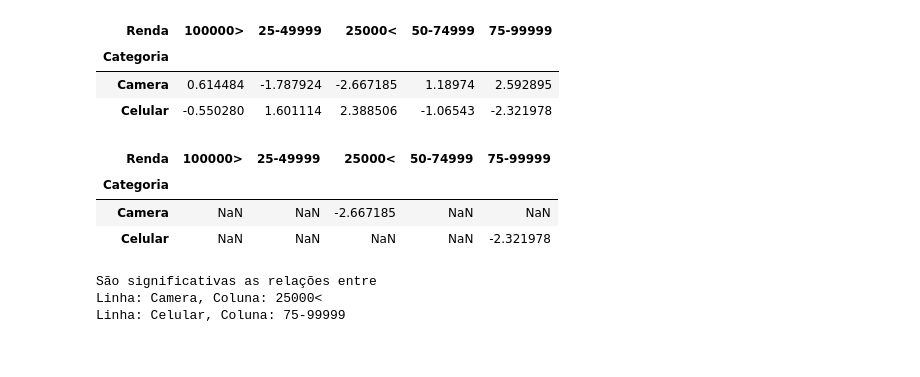
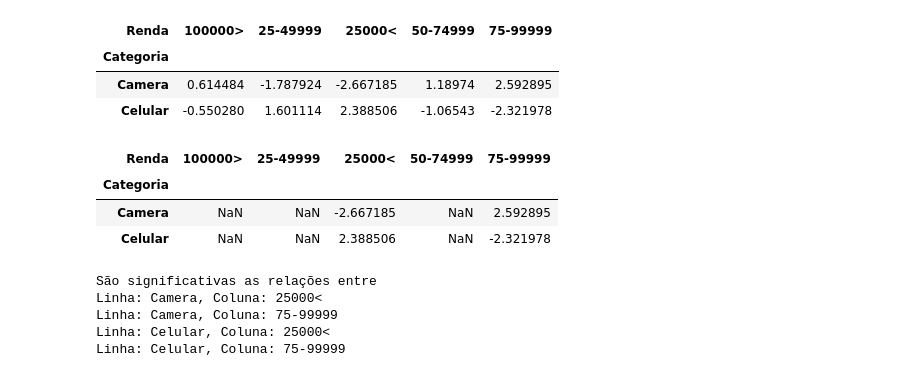
Before and after one commit to esdrasantos/statistical-concepts-and-practice, a Jupyter notebook: cstfm_nao_parametricos_qui_quadrado.ipynb, the cells around one changed output. Drawn from its saved outputs; the diff is of its cells as text; code cells hidden in the pictures.

```diff
--- a/cstfm_nao_parametricos_qui_quadrado.ipynb
+++ b/cstfm_nao_parametricos_qui_quadrado.ipynb
@@ -49,12 +51,12 @@ from scipy.stats import chi2_contingency
 
 chi2_contingency(tabela)
 
-(stat, p, grau_liberdade, freq_esperada) = chi2_contingency(tabela)
+(stat, p, grau_liberdade, valor_esperado) = chi2_contingency(tabela)
 
 print(f'estatística do teste: {stat}')
 print(f'p-valor: {p}')
 print(f'grau_liberdade: {grau_liberdade}')
-print(f'freq_esperada: {freq_esperada}')
+print(f'valor_esperado: {valor_esperado}')
 # %% [output]
 estatística do teste: 33.9247848239719
 p-valor: 7.721305846006497e-07
@@ -87,7 +89,7 @@ df_freq_esperada
 # %%
 # Onde está a relação de dependência?
 
-residuos_de_pearson = (tabela - freq_esperada) / np.sqrt(freq_esperada)
+residuos_de_pearson = (tabela - valor_esperado) / np.sqrt(valor_esperado)
 residuos_de_pearson
 # %% [output]
 | Renda | 100000> | 25-49999 | 25000< | 50-74999 | 75-99999 |
@@ -95,25 +97,24 @@ residuos_de_pearson
 | Camera | 0.614484 | -1.787924 | -2.667185 | 1.18974 | 2.592895 |
 | Celular | -0.550280 | 1.601114 | 2.388506 | -1.06543 | -2.321978 |
 # %%
-mask = residuos_de_pearson < -2
+mask = abs(residuos_de_pearson)> 2
 significativos = residuos_de_pearson[mask]
 significativos
 # %% [output]
 | Renda | 100000> | 25-49999 | 25000< | 50-74999 | 75-99999 |
 | Categoria |  |  |  |  |  |
-| Camera | NaN | NaN | -2.667185 | NaN | NaN |
-| Celular | NaN | NaN | NaN | NaN | -2.321978 |
+| Camera | NaN | NaN | -2.667185 | NaN | 2.592895 |
+| Celular | NaN | NaN | 2.388506 | NaN | -2.321978 |
 # %%
-i=1,
-j=1,
-
 # Para linha e coluna:
 print('São significativas as relações entre')
 for linha in residuos_de_pearson.index:
   for coluna in residuos_de_pearson.columns:
-    if residuos_de_pearson.loc[linha, coluna] < -2:
+    if abs(residuos_de_pearson.loc[linha, coluna]) > 2:
       print(f'Linha: {linha}, Coluna: {coluna}')
 # %% [output]
 São significativas as relações entre
 Linha: Camera, Coluna: 25000<
+Linha: Camera, Coluna: 75-99999
+Linha: Celular, Coluna: 25000<
 Linha: Celular, Coluna: 75-99999
```
Also changed, not shown: parts of 17 cells of this notebook.
